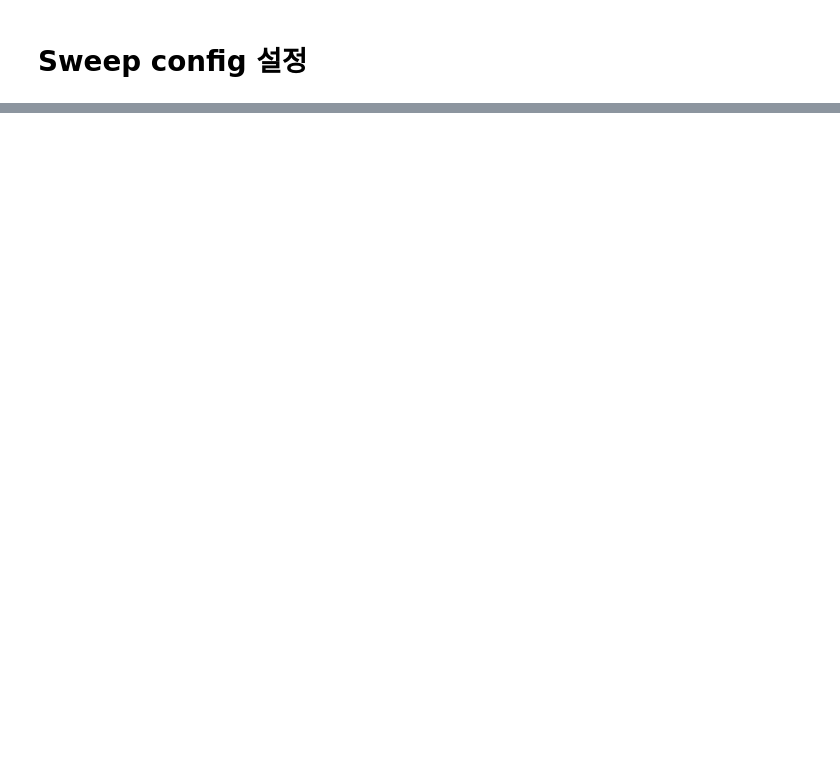
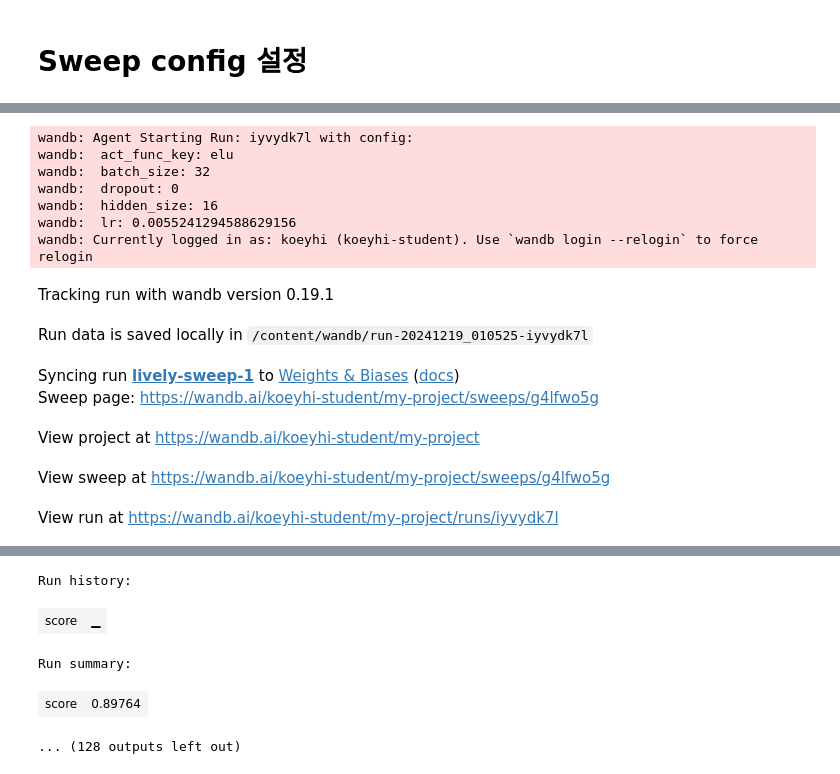
Before and after one commit to koeyhi/TheDaters, a Jupyter notebook: 08_NLP/21. WandB의 Sweeps.ipynb, the cells around one changed output, grey strips where cells are left out. Drawn from its saved outputs; the diff is of its cells as text; code cells hidden in the pictures; blank space fills up the shorter version.

Commit message:
1219 WandB Sweep, Trainer

```diff
--- a/08_NLP/21. WandB의 Sweeps.ipynb
+++ b/08_NLP/21. WandB의 Sweeps.ipynb
@@ -232,0 +247,2 @@ sweep_config["parameters"] = {
+# %%
+sweep_id = wandb.sweep(sweep_config)
@@ -232,0 +263,57 @@ sweep_config["parameters"] = {
+# %%
+class AgentFunction:
+    def __init__(self, x, y, loss_fn, device, seed):
+        self.x, self.y, self.loss_fn, self.device, self.seed = x, y, loss_fn, device, seed
+        self.cv = KFold(5, shuffle=True, random_state=self.seed)
+
+    def __call__(self, config=None):
+        with wandb.init(config=config):
+            config = wandb.config
+            score_list = []
+            for i, (tri, vai) in enumerate(self.cv.split(self.x)):
+                train_dt = TitanicDataset(self.x[tri], self.y[tri])
+                train_dl = torch.utils.data.DataLoader(train_dt, batch_size=config.batch_size, shuffle=True)
+
+                valid_dt = TitanicDataset(self.x[vai], self.y[vai])
+                valid_dl = torch.utils.data.DataLoader(valid_dt, batch_size=config.batch_size, shuffle=False)
+
+                model = Net(self.x.shape[1], config.hidden_size, config.act_func_key, config.dropout).to(self.device)
+                optimizer = torch.optim.Adam(model.parameters(), lr=config.lr)
+
+                patience = 0
+                best_score = 0
+                for epoch in range(100):
+                    train_loss = train_loop(train_dl, model, self.loss_fn, optimizer, self.device)
+                    valid_loss, pred = test_loop(valid_dl, model, self.loss_fn, self.device)
+                    score = roc_auc_score(self.y[vai], pred)
+                    patience += 1
+
+                    if score > best_score:
+                        best_score = score
+                        patience = 0
+
+                    if patience == 5:
+                        break
+
+                score_list.append(score)
+
+            wandb.log({"score": np.mean(score_list)})
+# %%
+reset_seeds(SEED)
+agent_func = AgentFunction(train_ft, target, loss_fn, device, SEED)
+wandb.agent(sweep_id, agent_func, count=10)
+# %% [output]
+wandb: Agent Starting Run: iyvydk7l with config:
+wandb:  act_func_key: elu
+wandb:  batch_size: 32
+wandb:  dropout: 0
+wandb:  hidden_size: 16
+wandb:  lr: 0.0055241294588629156
+wandb: Currently logged in as: koeyhi (koeyhi-student). Use `wandb login --relogin` to force relogin
+Tracking run with wandb version 0.19.1
+Run data is saved locally in /content/wandb/run-20241219_010525-iyvydk7l
+Syncing run lively-sweep-1 to Weights & Biases (docs)
+Sweep page: https://wandb.ai/koeyhi-student/my-project/sweeps/g4lfwo5g
+View project at https://wandb.ai/koeyhi-student/my-project
+View sweep at https://wandb.ai/koeyhi-student/my-project/sweeps/g4lfwo5g
+View run at https://wandb.ai/koeyhi-student/my-project/runs/iyvydk7l
@@ -232,0 +321,5 @@ sweep_config["parameters"] = {
+Run history:
+| score | ▁ |
+Run summary:
+| score | 0.89764 |
+... (128 outputs left out)
```
Also changed, not shown: parts of 11 cells of this notebook, 2 other files.
